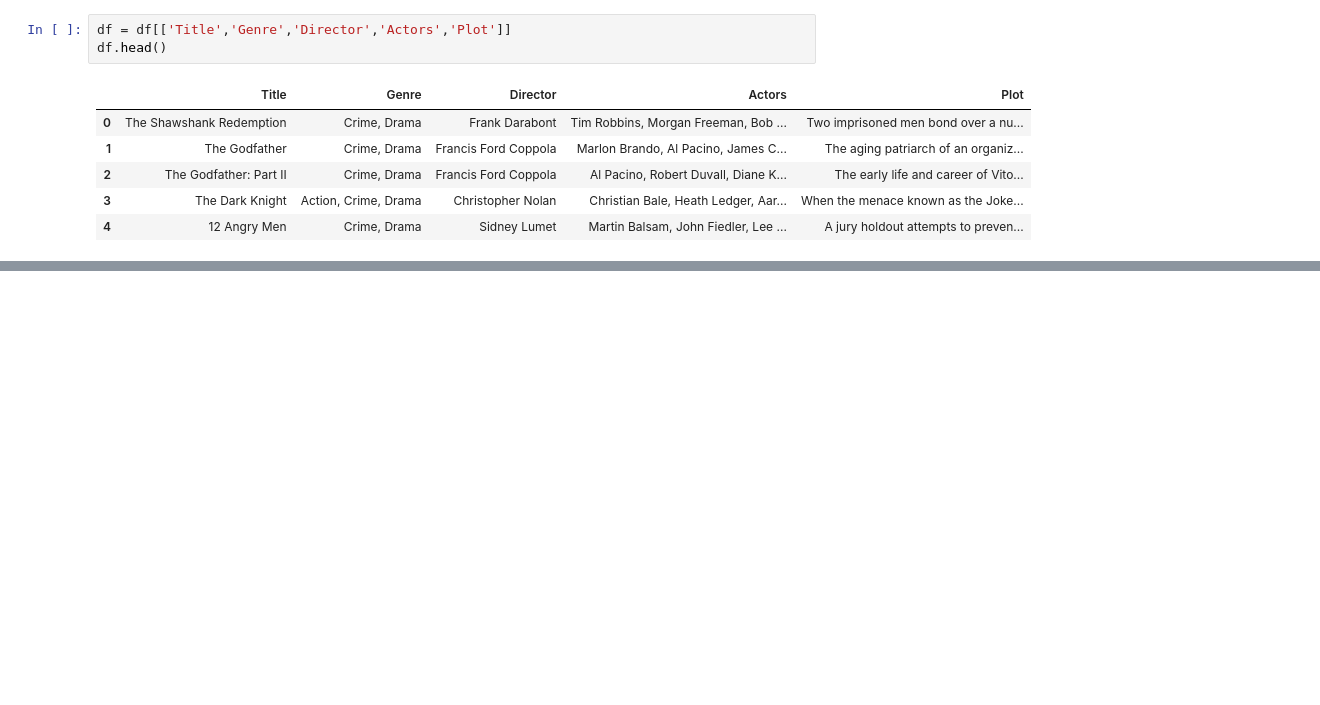
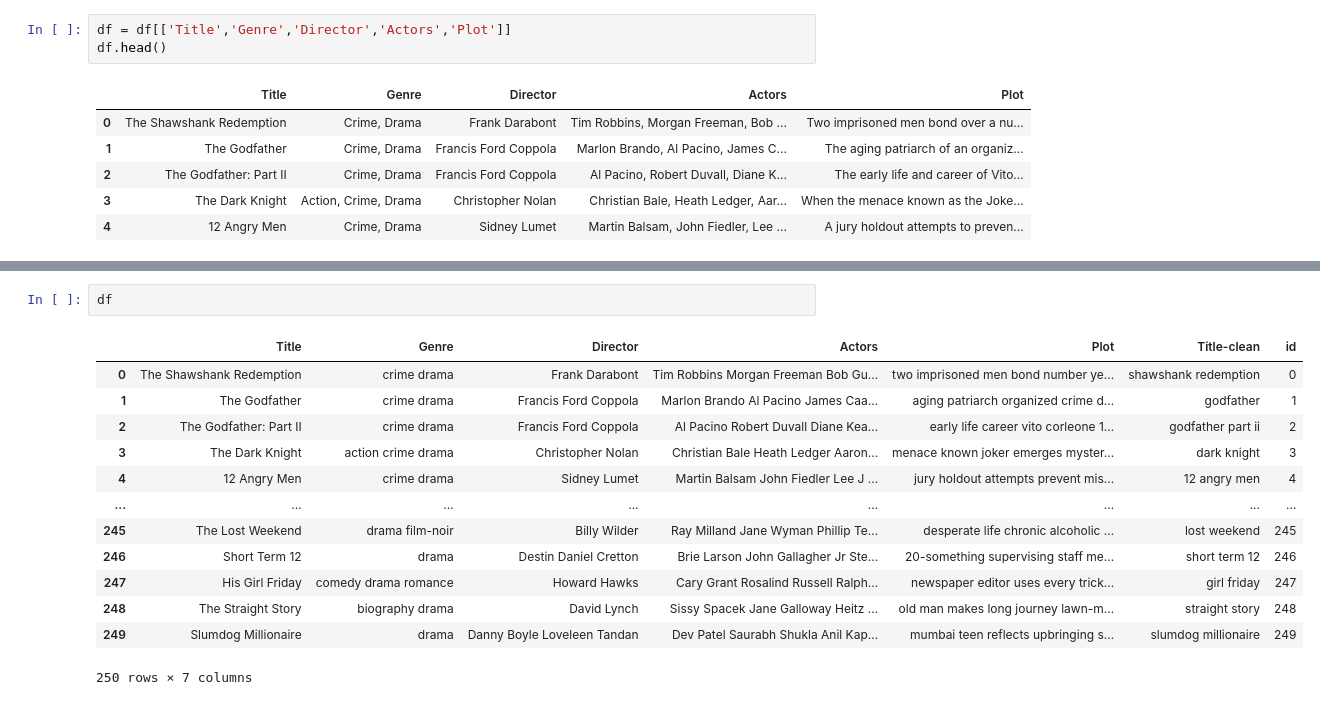
Before and after one commit to jpjorquera/ContentBased-IMDB, a Jupyter notebook: INF391_T9.ipynb, the cells around one changed output, grey strips where cells are left out. Saved outputs shown, nothing was run; the diff lists cells and outputs as text; blank space fills up the shorter version.

```diff
--- a/INF391_T9.ipynb
+++ b/INF391_T9.ipynb
@@ -177,0 +230,16 @@ force
+# %%
+df
+# %% [output]
+|  | Title | Genre | Director | Actors | Plot | Title-clean | id |
+| 0 | The Shawshank Redemption | crime drama | Frank Darabont | Tim Robbins Morgan Freeman Bob Gu... | two imprisoned men bond number ye... | shawshank redemption | 0 |
+| 1 | The Godfather | crime drama | Francis Ford Coppola | Marlon Brando Al Pacino James Caa... | aging patriarch organized crime d... | godfather | 1 |
+| 2 | The Godfather: Part II | crime drama | Francis Ford Coppola | Al Pacino Robert Duvall Diane Kea... | early life career vito corleone 1... | godfather part ii | 2 |
+| 3 | The Dark Knight | action crime drama | Christopher Nolan | Christian Bale Heath Ledger Aaron... | menace known joker emerges myster... | dark knight | 3 |
+| 4 | 12 Angry Men | crime drama | Sidney Lumet | Martin Balsam John Fiedler Lee J ... | jury holdout attempts prevent mis... | 12 angry men | 4 |
+| ... | ... | ... | ... | ... | ... | ... | ... |
+| 245 | The Lost Weekend | drama film-noir | Billy Wilder | Ray Milland Jane Wyman Phillip Te... | desperate life chronic alcoholic ... | lost weekend | 245 |
+| 246 | Short Term 12 | drama | Destin Daniel Cretton | Brie Larson John Gallagher Jr Ste... | 20-something supervising staff me... | short term 12 | 246 |
+| 247 | His Girl Friday | comedy drama romance | Howard Hawks | Cary Grant Rosalind Russell Ralph... | newspaper editor uses every trick... | girl friday | 247 |
+| 248 | The Straight Story | biography drama | David Lynch | Sissy Spacek Jane Galloway Heitz ... | old man makes long journey lawn-m... | straight story | 248 |
+| 249 | Slumdog Millionaire | drama | Danny Boyle Loveleen Tandan | Dev Patel Saurabh Shukla Anil Kap... | mumbai teen reflects upbringing s... | slumdog millionaire | 249 |
+250 rows × 7 columns
```
Also changed, not shown: parts of 8 cells of this notebook.
